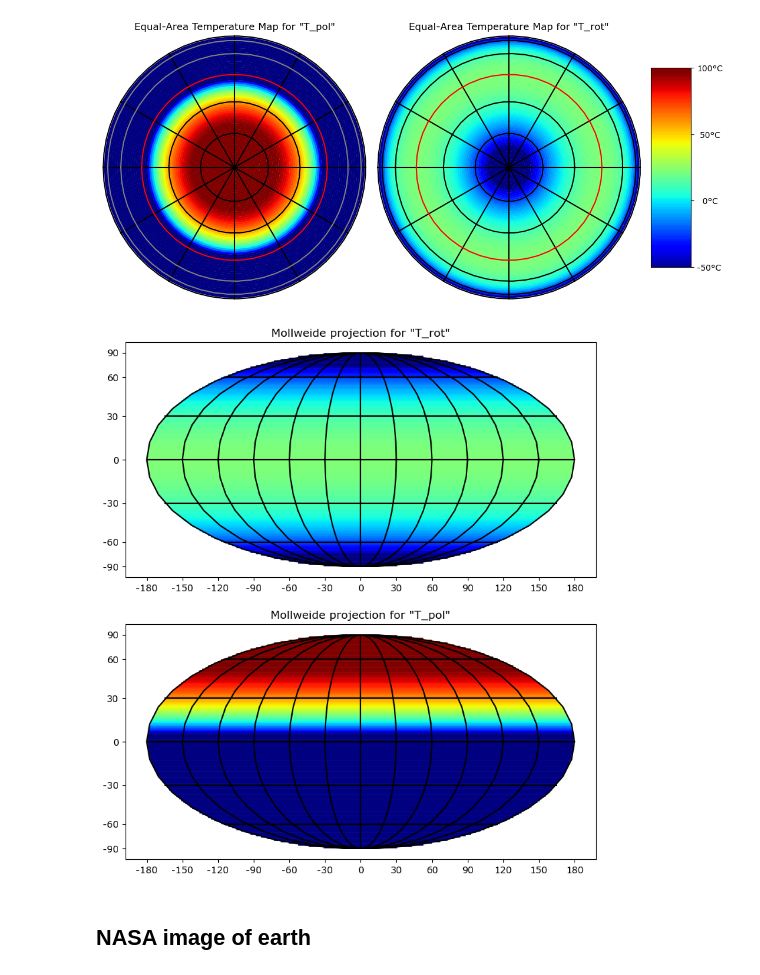
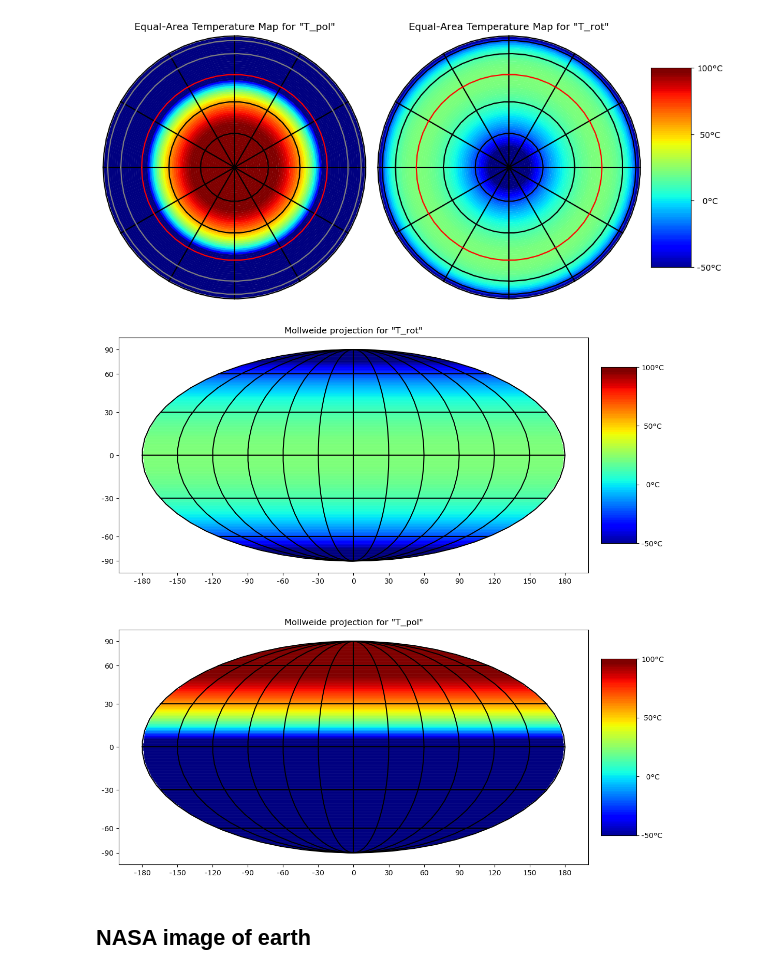
Before and after one commit to RichardPotthoff/Climate, a Jupyter notebook: Climate.ipynb, the cells around one changed output. Cells and saved outputs as stored; diff of their text form; code cells hidden in the pictures.

Commit message:
add color bars to mollweide map, add white border ellipse to cover bleeding colors

```diff
--- a/Climate.ipynb
+++ b/Climate.ipynb
@@ -186,7 +186,7 @@ T_pol_avg = 157.45K = -115.70°C
 # Appendix
 ## Side-by-side comparison of temperature maps for a tidally locked and a rotating planet
 # %%
-def circle(r=1,Rx=None,Ry=None,tol=0.5):
+def circle(r=1,Rx=None,Ry=None,tol=0.2):
   if Rx==None: Rx=r
   if Ry==None: Ry=r
   n=max(5,int(pi/(2*tol/max(Rx,Ry))**0.5)+1)
@@ -223,29 +223,35 @@ plt.show()
 # %%
 from mollweide import x_y2lat_lon,lat_lon2x_y
 R=140
 def moll(ax,T_phi):
   ax.set_xticks([2*R*lon/180 for lon in range(-180,181,30)],\
                      labels=[f'{lon:0.0f}' for lon in range(-180,181,30)])
   ax.set_yticks([R*lat_lon2x_y(lat/180*pi,0)[1] for lat in range(-90,91,30)],\
                      labels=[f'{lat:0.0f}' for lat in range(-90,91,30)])
   for lon in range(-180,1,30):
-    ax.plot(*circle(R,Rx=2*R*lon/180),'k',zorder=20)
+    ax.plot(*circle(R,Rx=2*R*lon/180,tol=0.2),'k',zorder=20)
+  ax.plot(*circle(1.01*R,Rx=1.01*2*R,tol=0.2),'white',lw=4,zorder=15)
   for lat in range(0,90,30):
     x,y=lat_lon2x_y(lat/180*pi,pi,R=R)
     ax.plot((-x,x),(y,y),'k',zorder=20)
     ax.plot((-x,x),(-y,-y),'k',zorder=20)
   for y in range(-R,R,2):
     lat,lon=x_y2lat_lon(0,y,R=R)
     x,_=lat_lon2x_y(lat,-0.99*pi,R=R)
     ax.plot((-x,x),(y,y),color=cmap.jet((T_phi(lat)-220)/150),lw=2.6,zorder=10)
   ax.set_title(f'Mollweide projection for "{T_phi.__name__}"')
-fig,(ax0,ax1)=plt.subplots(2,1,figsize=(10,10))
+fig,((ax0,cb0),(ax1,cb1))=plt.subplots(2,2,figsize=(10,17.5),\
+  gridspec_kw=dict(wspace=0.05,left=0,right=1,top=0.7,width_ratios=[2,0.15]))
 ax0.set_aspect('equal')
 moll(ax0,T_rot)
 ax1.set_aspect('equal')
 moll(ax1,T_pol)
+cb0.set_aspect(5.0)
+color_bar(cb0)
+cb1.set_aspect(5.0)
+color_bar(cb1)
 # %% [output]
-[figure, old version]
+[figure, new version]
 # %% [markdown]
 ## NASA image of earth
 # %% [markdown]
```
